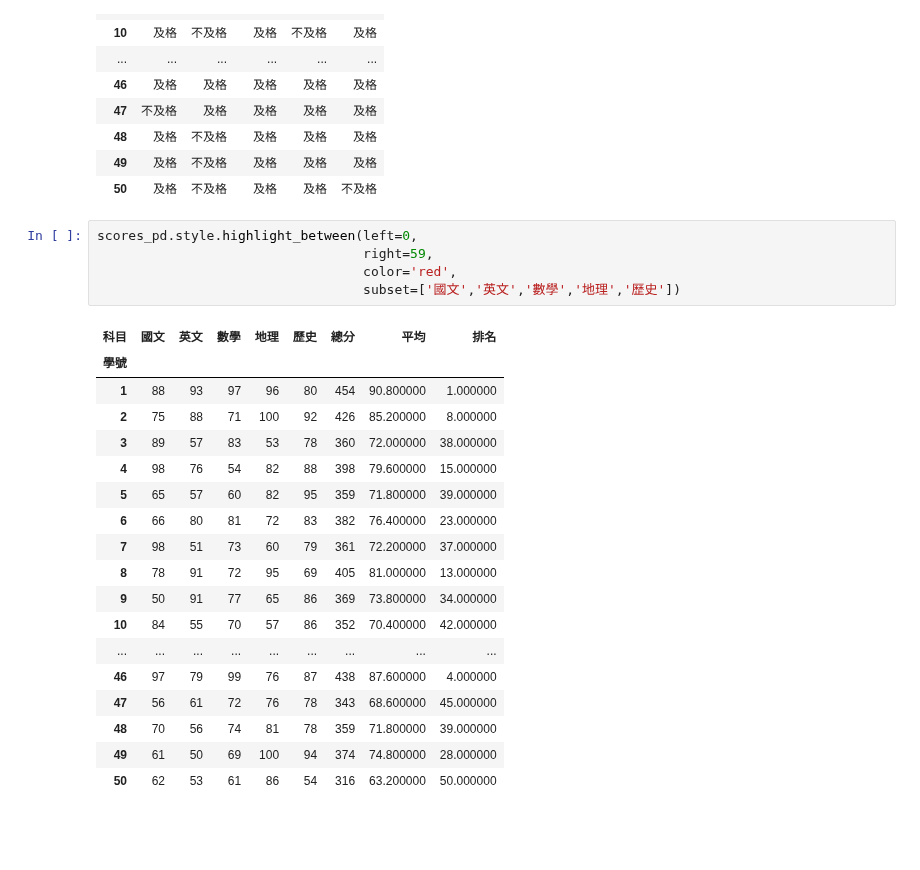
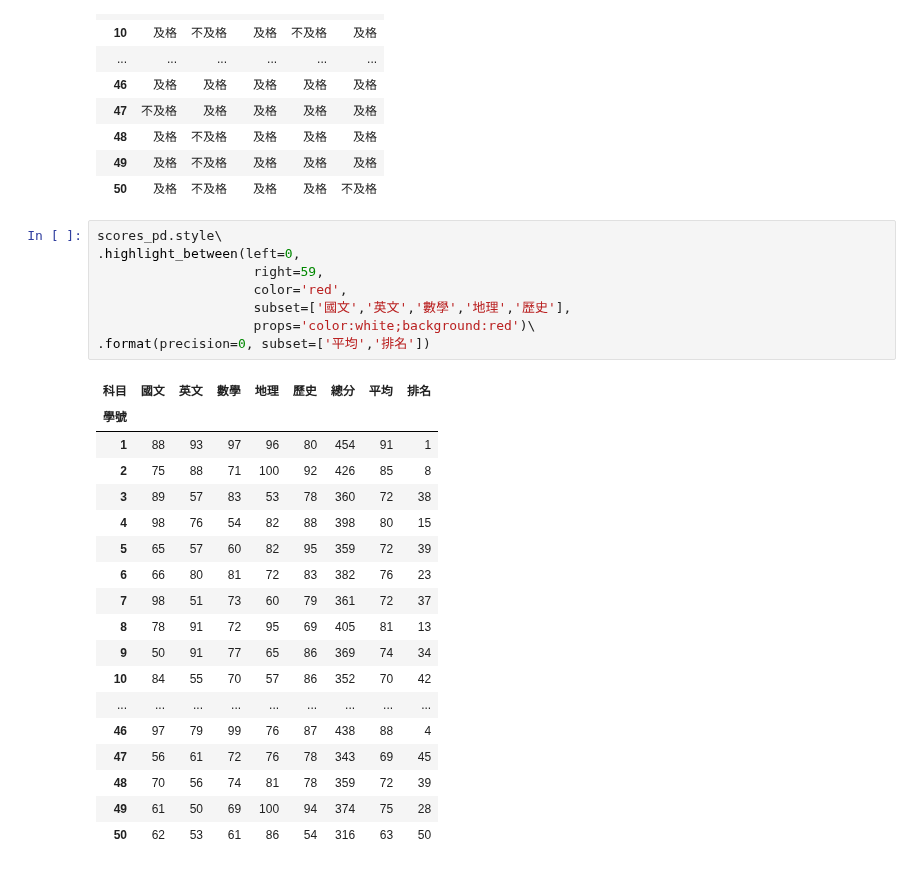
Before and after one commit to chainmine55/2023_11_16Python, a Jupyter notebook: lesson19/lesson19_1.ipynb, the cells around one changed output. Cells and saved outputs as stored; diff of their text form; blank space fills up the shorter version.

```diff
--- a/lesson19/lesson19_1.ipynb
+++ b/lesson19/lesson19_1.ipynb
@@ -210,26 +210,29 @@ scores_pd[['國文','英文','數學','地理','歷史']].style.format(format60)
 | 49 | 及格 | 不及格 | 及格 | 及格 | 及格 |
 | 50 | 及格 | 不及格 | 及格 | 及格 | 不及格 |
 # %%
-scores_pd.style.highlight_between(left=0,
-                                  right=59,
-                                  color='red',
-                                  subset=['國文','英文','數學','地理','歷史'])
+scores_pd.style\
+.highlight_between(left=0,
+                    right=59,
+                    color='red',
+                    subset=['國文','英文','數學','地理','歷史'],
+                    props='color:white;background:red')\
+.format(precision=0, subset=['平均','排名'])
 # %% [output]
 | 科目 | 國文 | 英文 | 數學 | 地理 | 歷史 | 總分 | 平均 | 排名 |
 | 學號 |  |  |  |  |  |  |  |  |
-| 1 | 88 | 93 | 97 | 96 | 80 | 454 | 90.800000 | 1.000000 |
-| 2 | 75 | 88 | 71 | 100 | 92 | 426 | 85.200000 | 8.000000 |
-| 3 | 89 | 57 | 83 | 53 | 78 | 360 | 72.000000 | 38.000000 |
-| 4 | 98 | 76 | 54 | 82 | 88 | 398 | 79.600000 | 15.000000 |
-| 5 | 65 | 57 | 60 | 82 | 95 | 359 | 71.800000 | 39.000000 |
-| 6 | 66 | 80 | 81 | 72 | 83 | 382 | 76.400000 | 23.000000 |
-| 7 | 98 | 51 | 73 | 60 | 79 | 361 | 72.200000 | 37.000000 |
-| 8 | 78 | 91 | 72 | 95 | 69 | 405 | 81.000000 | 13.000000 |
-| 9 | 50 | 91 | 77 | 65 | 86 | 369 | 73.800000 | 34.000000 |
-| 10 | 84 | 55 | 70 | 57 | 86 | 352 | 70.400000 | 42.000000 |
+| 1 | 88 | 93 | 97 | 96 | 80 | 454 | 91 | 1 |
+| 2 | 75 | 88 | 71 | 100 | 92 | 426 | 85 | 8 |
+| 3 | 89 | 57 | 83 | 53 | 78 | 360 | 72 | 38 |
+| 4 | 98 | 76 | 54 | 82 | 88 | 398 | 80 | 15 |
+| 5 | 65 | 57 | 60 | 82 | 95 | 359 | 72 | 39 |
+| 6 | 66 | 80 | 81 | 72 | 83 | 382 | 76 | 23 |
+| 7 | 98 | 51 | 73 | 60 | 79 | 361 | 72 | 37 |
+| 8 | 78 | 91 | 72 | 95 | 69 | 405 | 81 | 13 |
+| 9 | 50 | 91 | 77 | 65 | 86 | 369 | 74 | 34 |
+| 10 | 84 | 55 | 70 | 57 | 86 | 352 | 70 | 42 |
 | ... | ... | ... | ... | ... | ... | ... | ... | ... |
-| 46 | 97 | 79 | 99 | 76 | 87 | 438 | 87.600000 | 4.000000 |
-| 47 | 56 | 61 | 72 | 76 | 78 | 343 | 68.600000 | 45.000000 |
-| 48 | 70 | 56 | 74 | 81 | 78 | 359 | 71.800000 | 39.000000 |
-| 49 | 61 | 50 | 69 | 100 | 94 | 374 | 74.800000 | 28.000000 |
-| 50 | 62 | 53 | 61 | 86 | 54 | 316 | 63.200000 | 50.000000 |
+| 46 | 97 | 79 | 99 | 76 | 87 | 438 | 88 | 4 |
+| 47 | 56 | 61 | 72 | 76 | 78 | 343 | 69 | 45 |
+| 48 | 70 | 56 | 74 | 81 | 78 | 359 | 72 | 39 |
+| 49 | 61 | 50 | 69 | 100 | 94 | 374 | 75 | 28 |
+| 50 | 62 | 53 | 61 | 86 | 54 | 316 | 63 | 50 |
```
